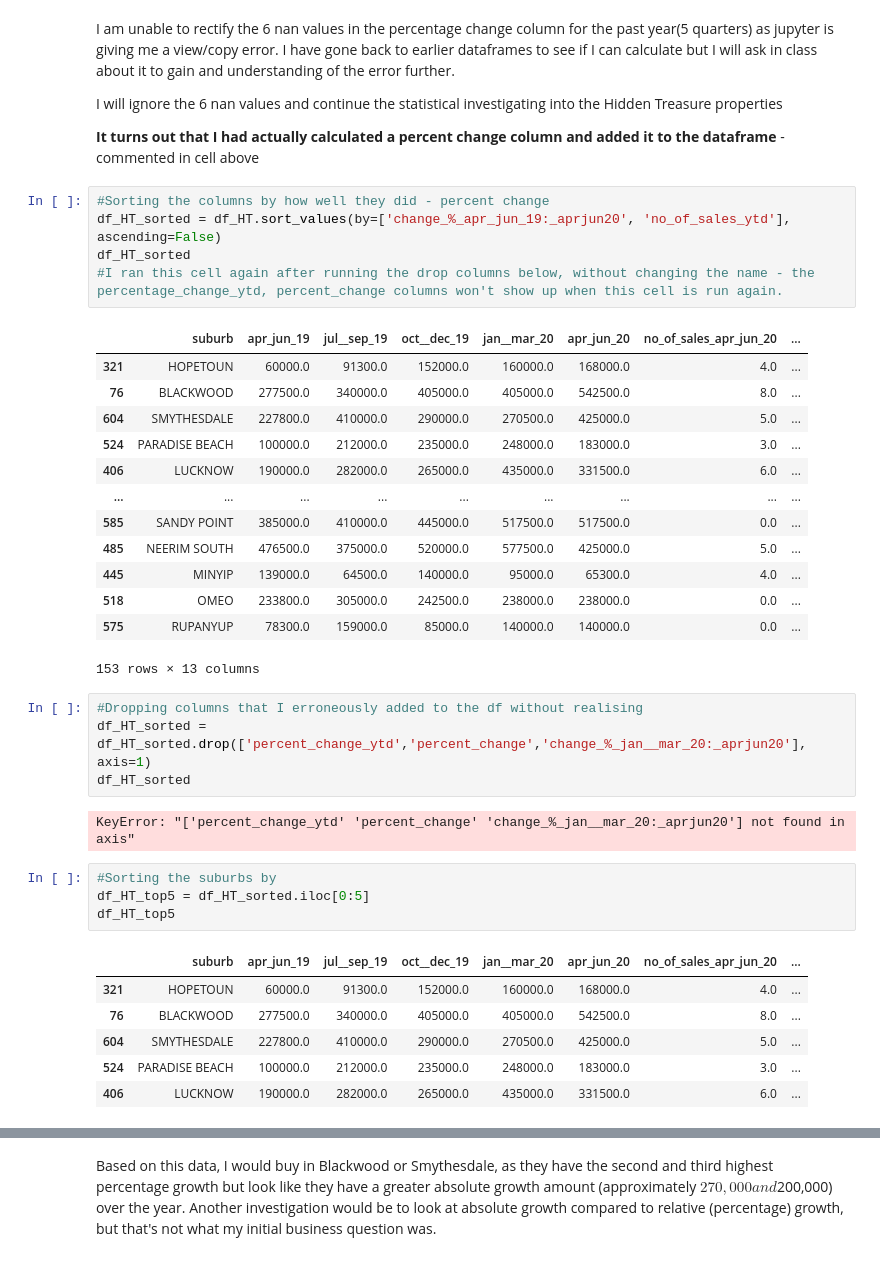
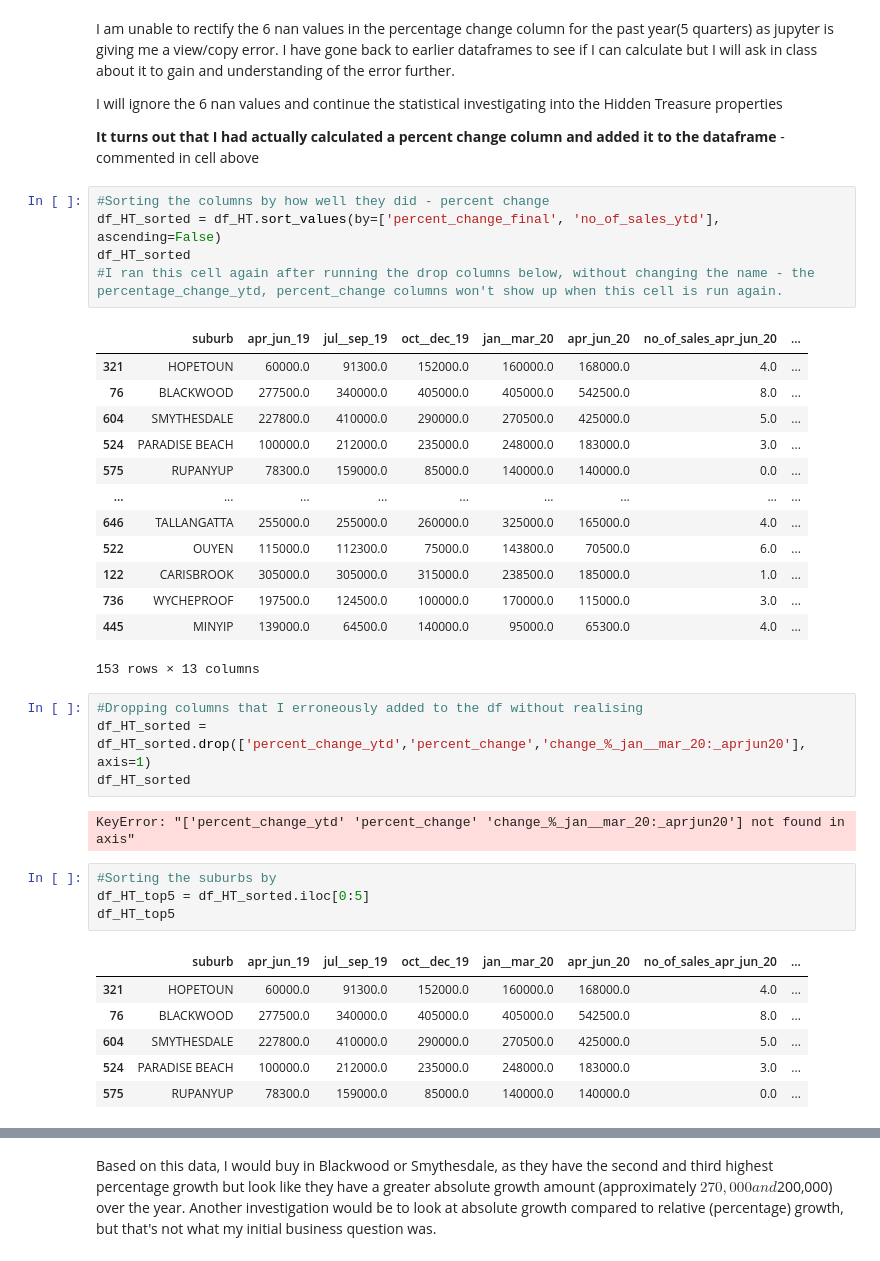
Before and after one commit to mhac009/Institute_of_Data, a Jupyter notebook: Labs/Module_3/Houses by Suburb.ipynb, the cells around one changed output, grey strips where cells are left out. Saved outputs shown, nothing was run; the diff lists cells and outputs as text.

```diff
--- a/Labs/Module_3/Houses by Suburb.ipynb
+++ b/Labs/Module_3/Houses by Suburb.ipynb
@@ -689,22 +689,22 @@ I will ignore the 6 nan values and continue the statistical investigating into t
 **It turns out that I had actually calculated a percent change column and added it to the dataframe** - commented in  cell above
 # %%
 #Sorting the columns by how well they did - percent change
-df_HT_sorted = df_HT.sort_values(by=['change_%_apr_jun_19:_aprjun20', 'no_of_sales_ytd'], ascending=False)
+df_HT_sorted = df_HT.sort_values(by=['percent_change_final', 'no_of_sales_ytd'], ascending=False)
 df_HT_sorted
 #I ran this cell again after running the drop columns below, without changing the name - the percentage_change_ytd, percent_change columns won't show up when this cell is run again.
 # %% [output]
 |  | suburb | apr_jun_19 | jul__sep_19 | oct__dec_19 | jan__mar_20 | apr_jun_20 | no_of_sales_apr_jun_20 | ... |
 | 321 | HOPETOUN | 60000.0 | 91300.0 | 152000.0 | 160000.0 | 168000.0 | 4.0 | ... |
 | 76 | BLACKWOOD | 277500.0 | 340000.0 | 405000.0 | 405000.0 | 542500.0 | 8.0 | ... |
 | 604 | SMYTHESDALE | 227800.0 | 410000.0 | 290000.0 | 270500.0 | 425000.0 | 5.0 | ... |
 | 524 | PARADISE BEACH | 100000.0 | 212000.0 | 235000.0 | 248000.0 | 183000.0 | 3.0 | ... |
-| 406 | LUCKNOW | 190000.0 | 282000.0 | 265000.0 | 435000.0 | 331500.0 | 6.0 | ... |
+| 575 | RUPANYUP | 78300.0 | 159000.0 | 85000.0 | 140000.0 | 140000.0 | 0.0 | ... |
 | ... | ... | ... | ... | ... | ... | ... | ... | ... |
-| 585 | SANDY POINT | 385000.0 | 410000.0 | 445000.0 | 517500.0 | 517500.0 | 0.0 | ... |
-| 485 | NEERIM SOUTH | 476500.0 | 375000.0 | 520000.0 | 577500.0 | 425000.0 | 5.0 | ... |
+| 646 | TALLANGATTA | 255000.0 | 255000.0 | 260000.0 | 325000.0 | 165000.0 | 4.0 | ... |
+| 522 | OUYEN | 115000.0 | 112300.0 | 75000.0 | 143800.0 | 70500.0 | 6.0 | ... |
+| 122 | CARISBROOK | 305000.0 | 305000.0 | 315000.0 | 238500.0 | 185000.0 | 1.0 | ... |
+| 736 | WYCHEPROOF | 197500.0 | 124500.0 | 100000.0 | 170000.0 | 115000.0 | 3.0 | ... |
 | 445 | MINYIP | 139000.0 | 64500.0 | 140000.0 | 95000.0 | 65300.0 | 4.0 | ... |
-| 518 | OMEO | 233800.0 | 305000.0 | 242500.0 | 238000.0 | 238000.0 | 0.0 | ... |
-| 575 | RUPANYUP | 78300.0 | 159000.0 | 85000.0 | 140000.0 | 140000.0 | 0.0 | ... |
 153 rows × 13 columns
 # %%
 #Dropping columns that I erroneously added to the df without realising
@@ -722,7 +722,7 @@ df_HT_top5
 | 76 | BLACKWOOD | 277500.0 | 340000.0 | 405000.0 | 405000.0 | 542500.0 | 8.0 | ... |
 | 604 | SMYTHESDALE | 227800.0 | 410000.0 | 290000.0 | 270500.0 | 425000.0 | 5.0 | ... |
 | 524 | PARADISE BEACH | 100000.0 | 212000.0 | 235000.0 | 248000.0 | 183000.0 | 3.0 | ... |
-| 406 | LUCKNOW | 190000.0 | 282000.0 | 265000.0 | 435000.0 | 331500.0 | 6.0 | ... |
+| 575 | RUPANYUP | 78300.0 | 159000.0 | 85000.0 | 140000.0 | 140000.0 | 0.0 | ... |
 # %%
 #Setting the index as suburb so I can graph the results
 df_HT_top5_lp = df_HT_top5.set_index('suburb')
```
Also changed, not shown: parts of 5 cells of this notebook.
